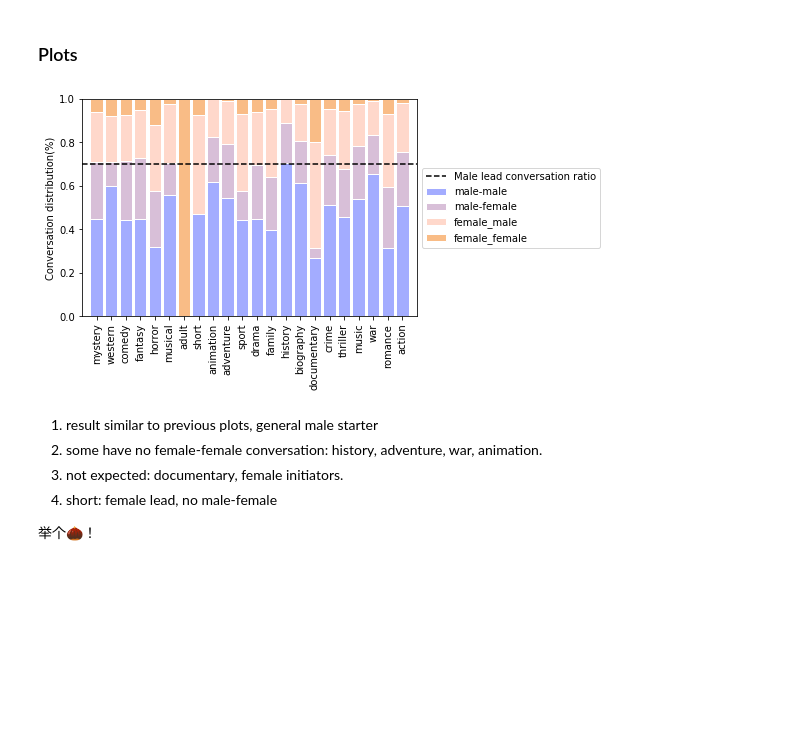
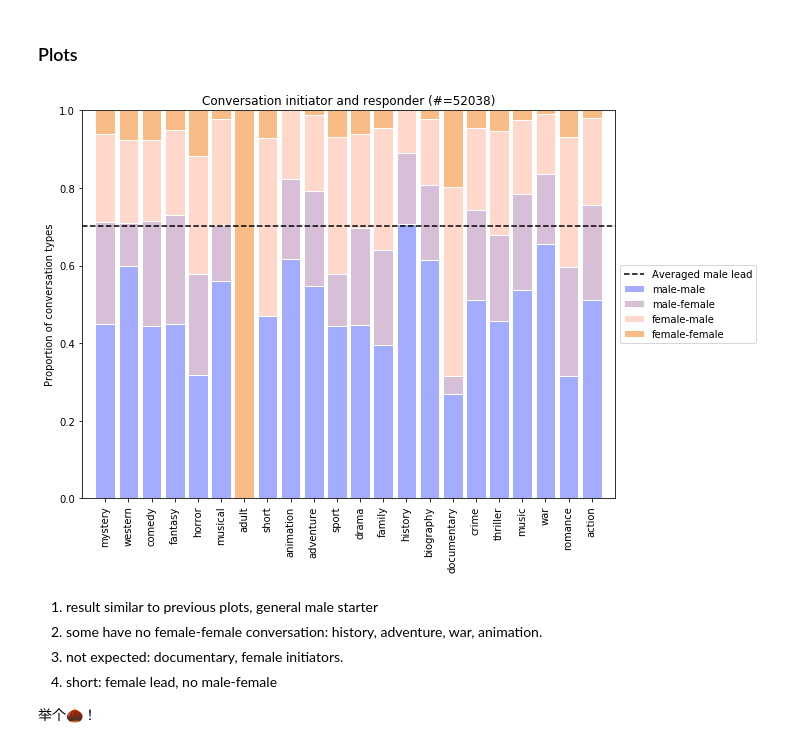
Before and after one commit to JingQian87/6998-MethodsDS, a Jupyter notebook: Project/EMDS_stats.ipynb, the cells around one changed output. Saved outputs shown, nothing was run; the diff lists cells and outputs as text; code cells hidden in the pictures; blank space fills up the shorter version.

Commit message:
script and plots

```diff
--- a/Project/EMDS_stats.ipynb
+++ b/Project/EMDS_stats.ipynb
@@ -444,35 +444,40 @@ for i in genres:
 # %%
 ff_ratio, fm_ratio, mf_ratio, mm_ratio = [],[],[],[]
 total_ff, total_fm, total_mf, total_mm = 0, 0, 0, 0
 x = []
 for i, name in enumerate(genres):
   tmp = ff[i]+fm[i]+mf[i]+mm[i]
   #print(tmp)
   if tmp == 0: continue
   x.append(name)
   ff_ratio.append(ff[i]/tmp)
   fm_ratio.append(fm[i]/tmp)
   mf_ratio.append(mf[i]/tmp)
   mm_ratio.append(mm[i]/tmp)
   total_ff += ff[i]
   total_fm += fm[i]
   total_mf += mf[i]
   total_mm += mm[i]
 
 bottom_fm = np.add(mm_ratio, mf_ratio)
 bottom_ff = np.add(bottom_fm, fm_ratio)
+ax = plt.subplots(figsize=(10,7))
+plt.subplots_adjust(left=0.06, right=0.8, bottom=0.18, top=0.95)
 plt.bar(range(len(x)), mm_ratio, label='male-male', color = '#a3acff', edgecolor='white', width=0.85)
 plt.bar(range(len(x)), mf_ratio, label='male-female', bottom=mm_ratio, color="#D8BFD8", edgecolor='white', width=0.85)
-plt.bar(range(len(x)), fm_ratio, label='female_male', bottom=bottom_fm, color="#FFD8CB", edgecolor='white', width=0.85)
-plt.bar(range(len(x)), ff_ratio, label='female_female', bottom=bottom_ff, color="#f9bc86", edgecolor='white', width=0.85)
+plt.bar(range(len(x)), fm_ratio, label='female-male', bottom=bottom_fm, color="#FFD8CB", edgecolor='white', width=0.85)
+plt.bar(range(len(x)), ff_ratio, label='female-female', bottom=bottom_ff, color="#f9bc86", edgecolor='white', width=0.85)
 plt.xlim(-1,22)
-plt.hlines((total_mm + total_mf)/(total_mm + total_mf+total_fm+total_ff), -1,22,colors='k', linestyles='--', label='Male lead conversation ratio')
+plt.hlines((total_mm + total_mf)/(total_mm + total_mf+total_fm+total_ff), -1,22,colors='k',
+           linestyles='--', label='Averaged male lead')
 plt.legend(loc='center left', bbox_to_anchor=(1, 0.5))
 plt.xticks(range(len(x)), x,rotation=90)
 plt.ylabel('Proportion of conversation types')
+plt.title('Conversation initiator and responder (#=52038)')
+plt.savefig('/content/gdrive/My Drive/EMDS/Hypo2.png')
 plt.show()
 # %% [output]
-[figure, old version]
+[figure, new version]
 # %% [markdown]
 1. result similar to previous plots, general male starter
 2. some have no female-female conversation: history, adventure, war, animation.
```
Also changed, not shown: parts of 4 cells of this notebook, 5 other files.
